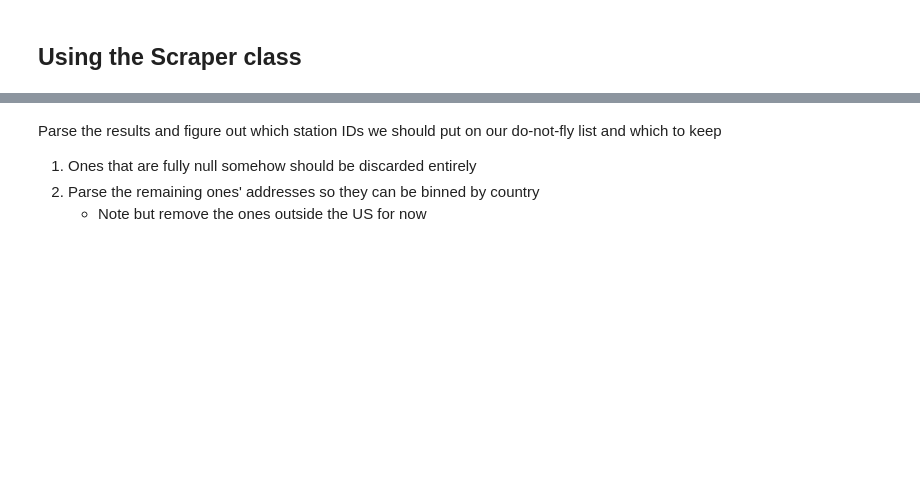
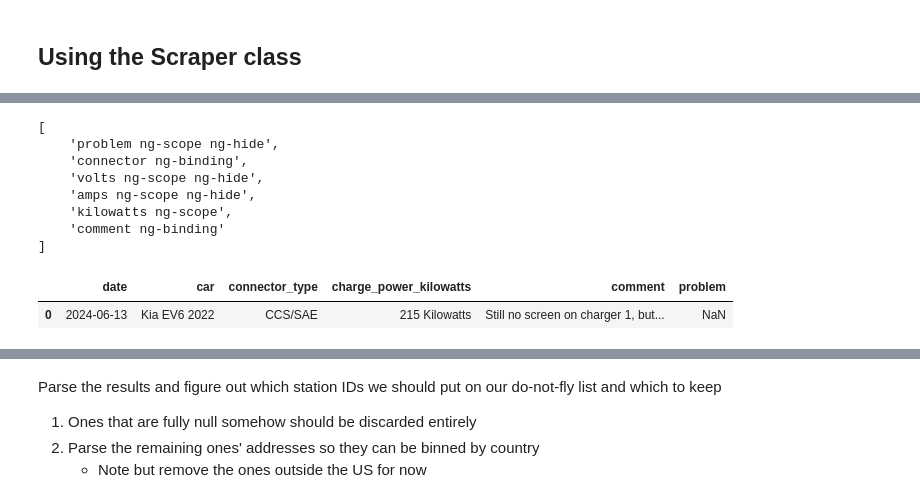
Before and after one commit to emigre459/evlens, a Jupyter notebook: notebooks/0.1-DWRM-PlugshareScraping.ipynb, the cells around one changed output, grey strips where cells are left out. Saved outputs shown, nothing was run; the diff lists cells and outputs as text; code cells hidden in the pictures; blank space fills up the shorter version.

Commit message:
Adjust code for using Checkin object and capturing more checkins per location

```diff
--- a/notebooks/0.1-DWRM-PlugshareScraping.ipynb
+++ b/notebooks/0.1-DWRM-PlugshareScraping.ipynb
@@ -162,2 +37,16 @@ driver.quit()
 # %% [markdown]
 ## Using the Scraper class
+# %%
+# Use the scraper to get a copy of the driver that will work easily
+
+# Electrify America in Springfield, VA mall parking lot
+TEST_LOCATION = 252784
+
+s = Scraper("../data/external/plugshare/06-17-2024/", timeout=3, headless=False)
+driver = s.driver
+
+TEST_URL = f"https://www.plugshare.com/location/{TEST_LOCATION}"
+s.driver.maximize_window()
+s.driver.get(TEST_URL)
+s.reject_all_cookies_dialog()
+s.exit_login_dialog()
@@ -163,0 +62,18 @@ driver.quit()
+# %%
+more_comments_link = driver.find_element(
+    By.XPATH,
+    "//*[@id=\"checkins\"]/div[2]/span[3]"
+)
+more_comments_link.click()
+
+detailed_checkins = driver.find_element(
+    By.XPATH,
+    "//*[@id=\"dialogContent_reviews\"]/div/div"
+).find_elements(By.XPATH, "./child::*")
+
+# checkins = pd.Series([d.text for d in detailed_checkins])\
+#     .str.replace("check_circle", "")\
+#     .replace({"": np.nan})\
+#     .dropna()
+
+# checkins
@@ -163,0 +147,17 @@ driver.quit()
+# %%
+# Should be a safe and simple check-in
+test_checkin = detailed_checkins[2]
+
+c = CheckIn(test_checkin)
+c.parse()
+# %% [output]
+[
+    'problem ng-scope ng-hide',
+    'connector ng-binding',
+    'volts ng-scope ng-hide',
+    'amps ng-scope ng-hide',
+    'kilowatts ng-scope',
+    'comment ng-binding'
+]
+|  | date | car | connector_type | charge_power_kilowatts | comment | problem |
+| 0 | 2024-06-13 | Kia EV6 2022 | CCS/SAE | 215 Kilowatts | Still no screen on charger 1, but... | NaN |
```
Also changed, not shown: parts of 29 cells of this notebook, 2 other files.
